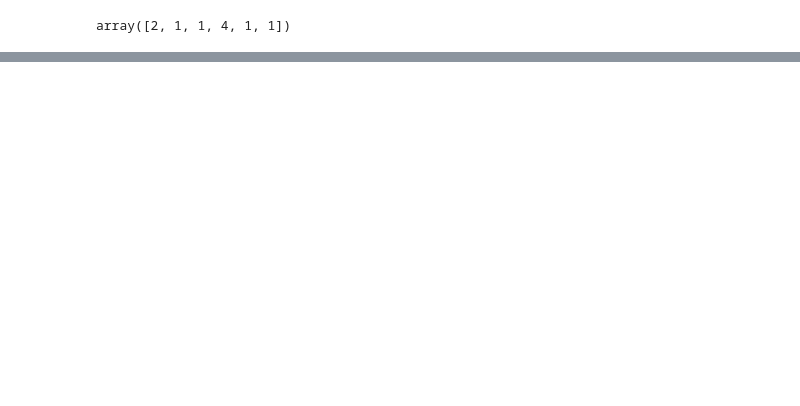
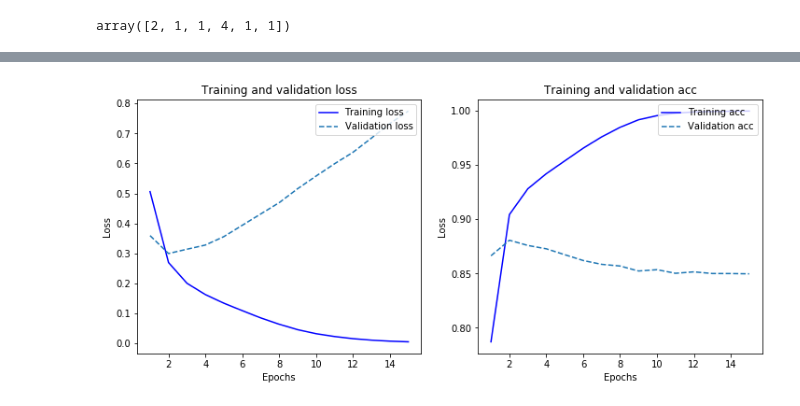
Before and after one commit to ancamarginean/IntroDeepLearning, a Jupyter notebook: d2/Overfitting and underfitting. ML process.ipynb, the cells around one changed output, grey strips where cells are left out. Saved outputs shown, nothing was run; the diff lists cells and outputs as text; code cells hidden in the pictures; blank space fills up the shorter version.

```diff
--- a/d2/Overfitting and underfitting. ML process.ipynb
+++ b/d2/Overfitting and underfitting. ML process.ipynb
@@ -167,0 +177,47 @@ hist.tail()
+# %%
+
+import matplotlib.pyplot as plt
+def plot_history(history):
+    fig, axs = plt.subplots(1, 2, figsize=(12, 5))#, sharey=True)
+    #axs[0].bar(names, values)
+    #axs[1].scatter(names, values)
+    #axs[2].plot(names, values)
+
+    loss = history.history['loss']
+    acc = history.history['accuracy']
+    val_loss = history.history['val_loss']
+    val_acc = history.history['val_accuracy']
+
+    epochs = range(1, len(acc) + 1)
+
+    axs[0].plot(epochs, loss, 'b', label='Training loss')
+    axs[0].plot(epochs, val_loss, '--', label='Validation loss')
+    axs[0].set_title('Training and validation loss')
+    axs[0].set_xlabel('Epochs')
+    axs[0].set_ylabel('Loss')
+    axs[0].legend(loc="upper right")
+
+    axs[1].plot(epochs, acc, 'b', label='Training acc')
+    axs[1].plot(epochs, val_acc, '--', label='Validation acc')
+    axs[1].set_title('Training and validation acc')
+    axs[1].set_xlabel('Epochs')
+    axs[1].set_ylabel('Loss')
+    axs[1].legend(loc="upper right")
+
+def plot_compared_val_loss(history1, history2, name1, name2):
+
+    loss1 = history1.history['val_loss']
+    loss2 = history2.history['val_loss']
+
+    epochs = range(1, len(loss1) + 1)
+
+    plt.plot(epochs, loss1, 'b', label=name1)
+    plt.plot(epochs, loss2, '--', label=name2)
+    plt.title('Comparison')
+    plt.xlabel('Epochs')
+    plt.ylabel('Loss')
+    plt.legend()
+    plt.show()
+plot_history(history)
+# %% [output]
+[figure, added]
```
Also changed, not shown: parts of 45 cells of this notebook.
